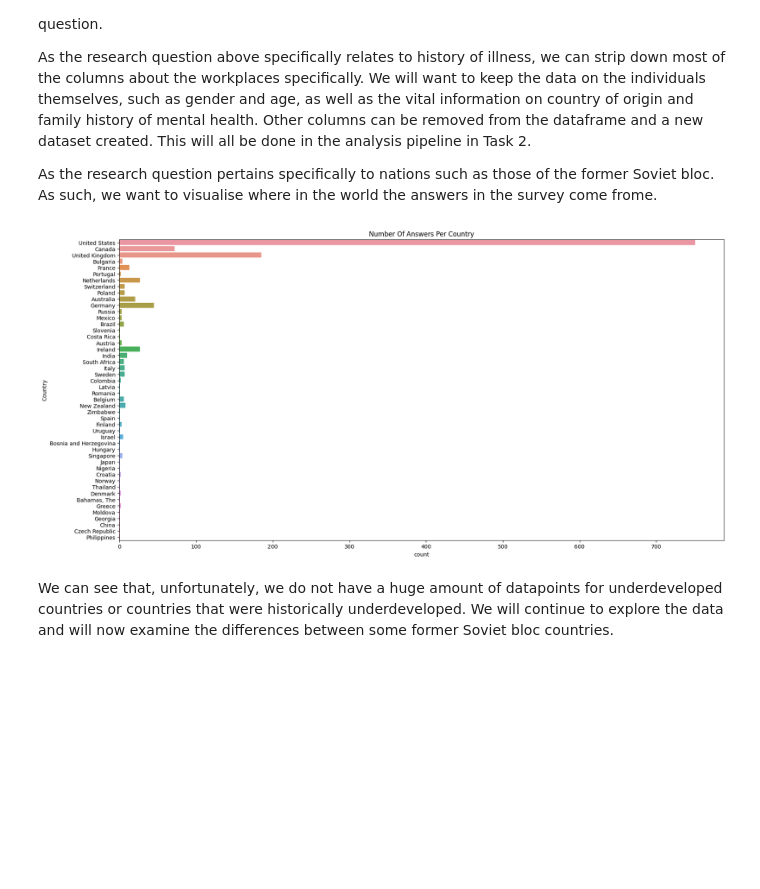
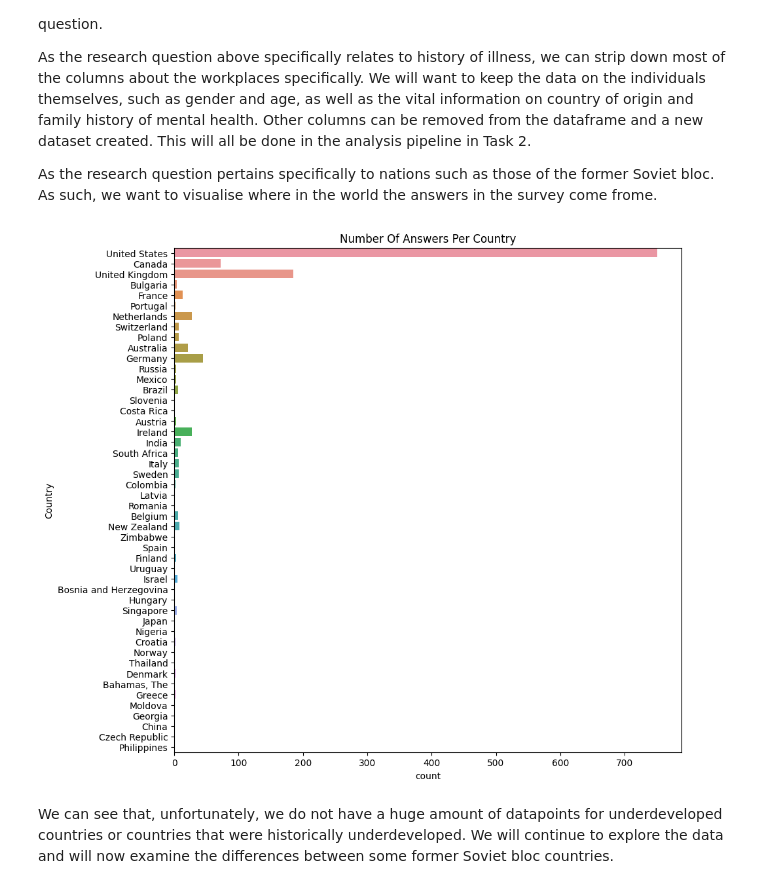
Before and after one commit to ubco-W2022T1-cosc301/project-group06, a Jupyter notebook: notebooks/analysis2.ipynb, the cells around one changed output. Cells and saved outputs as stored; diff of their text form; code cells hidden in the pictures; blank space fills up the shorter version.

```diff
--- a/notebooks/analysis2.ipynb
+++ b/notebooks/analysis2.ipynb
@@ -185,12 +185,12 @@ As the research question above specifically relates to history of illness, we ca
 As the research question pertains specifically to nations such as those of the former Soviet bloc. As such, we want to visualise where in the world the answers in the survey come frome.
 # %%
 #Set up a seaborn plot
-plt.figure(figsize=(20,10))
+plt.figure(figsize=(10,10))
 sns.countplot(data=rawDataframe,y='Country').set(title='Number Of Answers Per Country')
 #Display the plot using matplotlib
 plt.show()
 # %% [output]
-[figure, old version]
+[figure, new version]
 # %% [markdown]
 We can see that, unfortunately, we do not have a huge amount of datapoints for underdeveloped countries or countries that were historically underdeveloped. We will continue to explore the data and will now examine the differences between some former Soviet bloc countries.
 # %%
```
Also changed, not shown: parts of 24 cells of this notebook, 4 other files.
